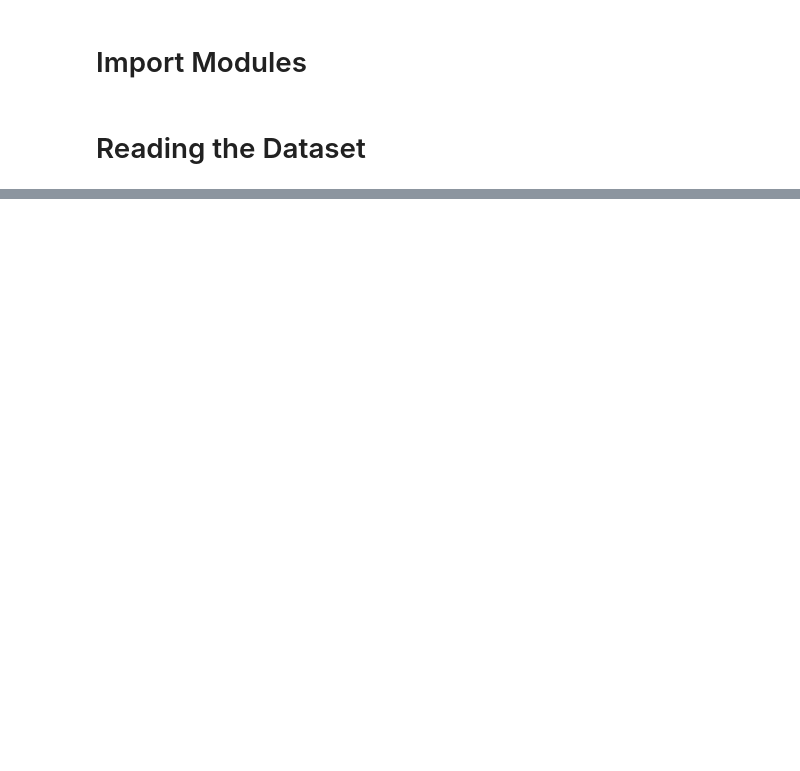
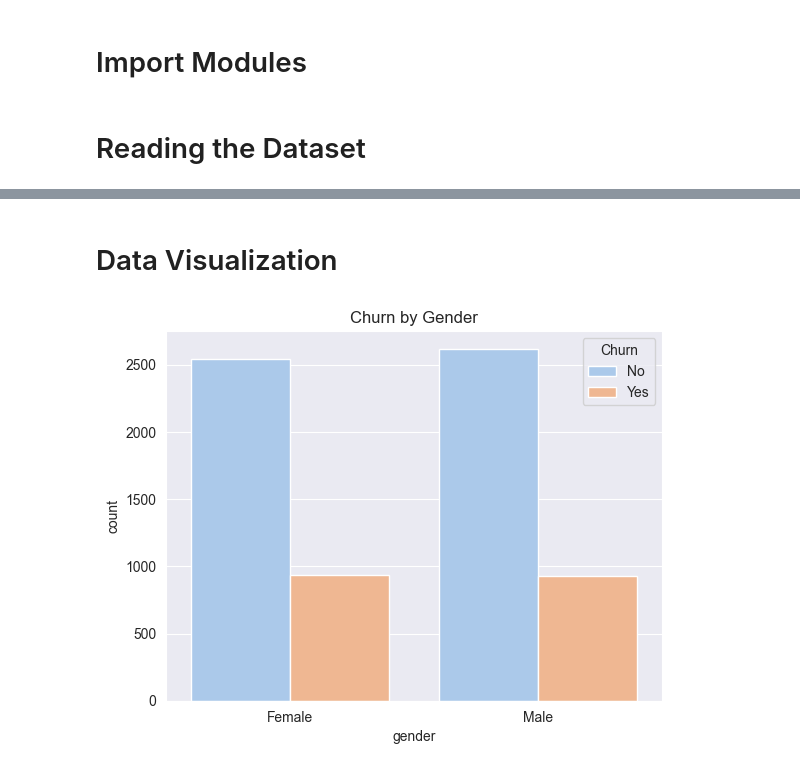
Before and after one commit to ryTCodes/Modeling-Customer-Churn-Based-on-Multiple-Predictors, a Jupyter notebook: Modeling Customer Churn Based on Multiple Predictors.ipynb, the cells around one changed output, grey strips where cells are left out. Saved outputs shown, nothing was run; the diff lists cells and outputs as text; code cells hidden in the pictures; blank space fills up the shorter version.

```diff
--- a/Modeling Customer Churn Based on Multiple Predictors.ipynb
+++ b/Modeling Customer Churn Based on Multiple Predictors.ipynb
@@ -25,0 +183,3 @@ df.sample(7)
+# %%
+df.drop(labels=df[df['tenure'] == 0].index, axis=0, inplace=True)
+df[df['tenure'] == 0].shape
@@ -25,0 +210,2 @@ df.sample(7)
+# %%
+df["SeniorCitizen"] = df["SeniorCitizen"].map({0: "No", 1: "Yes"})
@@ -25,0 +223,2 @@ df.sample(7)
+# %%
+df["TotalCharges"] = df["TotalCharges"].astype(float)
@@ -25,0 +237,8 @@ df.sample(7)
+# %% [markdown]
+# Data Visualization
+# %%
+sns.countplot(x='gender', hue='Churn', data=df, palette='pastel')
+plt.title('Churn by Gender')
+plt.show()
+# %% [output]
+[figure, added]
```
Also changed, not shown: parts of 63 cells of this notebook, 5 other files.
